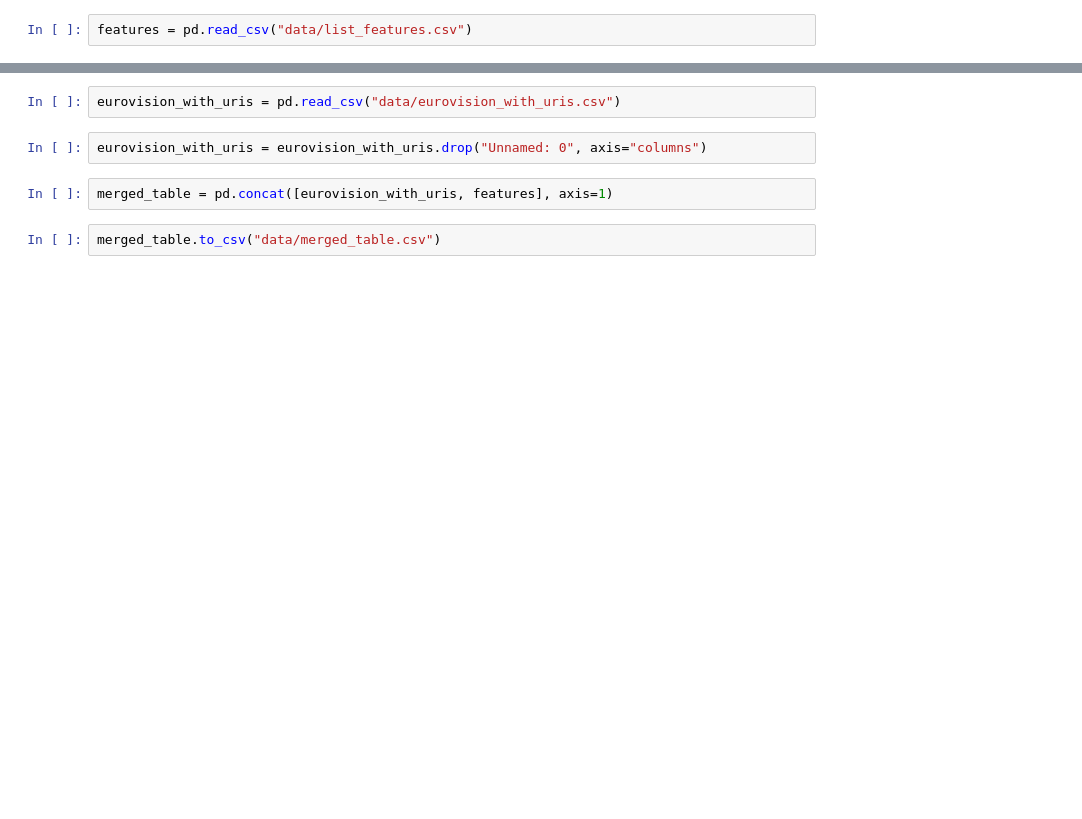
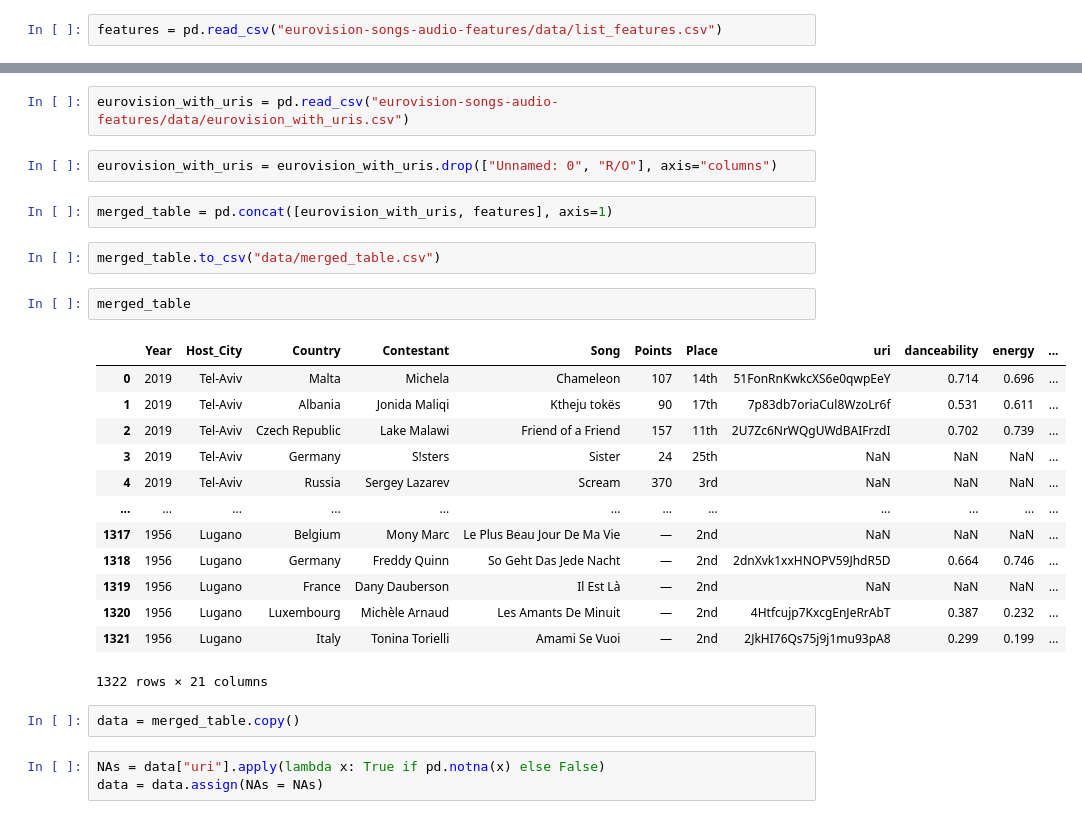
Before and after one commit to robertbozsik/eurovision-songs-audio-features, a Jupyter notebook: 4_Merging_the_data.ipynb, the cells around one changed output, grey strips where cells are left out. Saved outputs shown, nothing was run; the diff lists cells and outputs as text; blank space fills up the shorter version.

Commit message:
Added data analysis in notebook 4 and the plot used in the presentation

```diff
--- a/4_Merging_the_data.ipynb
+++ b/4_Merging_the_data.ipynb
@@ -3,12 +7,33 @@ import pandas as pd
 # %%
-features = pd.read_csv("data/list_features.csv")
+features = pd.read_csv("eurovision-songs-audio-features/data/list_features.csv")
 # %%
 features = features.drop(["Unnamed: 0", "type", "id", "uri", "track_href", "analysis_url"], axis="columns")
 # %%
-eurovision_with_uris = pd.read_csv("data/eurovision_with_uris.csv")
+eurovision_with_uris = pd.read_csv("eurovision-songs-audio-features/data/eurovision_with_uris.csv")
 # %%
-eurovision_with_uris = eurovision_with_uris.drop("Unnamed: 0", axis="columns")
+eurovision_with_uris = eurovision_with_uris.drop(["Unnamed: 0", "R/O"], axis="columns")
 # %%
 merged_table = pd.concat([eurovision_with_uris, features], axis=1)
 # %%
 merged_table.to_csv("data/merged_table.csv")
+# %%
+merged_table
+# %% [output]
+|  | Year | Host_City | Country | Contestant | Song | Points | Place | uri | danceability | energy | ... |
+| 0 | 2019 | Tel-Aviv | Malta | Michela | Chameleon | 107 | 14th | 51FonRnKwkcXS6e0qwpEeY | 0.714 | 0.696 | ... |
+| 1 | 2019 | Tel-Aviv | Albania | Jonida Maliqi | Ktheju tokës | 90 | 17th | 7p83db7oriaCul8WzoLr6f | 0.531 | 0.611 | ... |
+| 2 | 2019 | Tel-Aviv | Czech Republic | Lake Malawi | Friend of a Friend | 157 | 11th | 2U7Zc6NrWQgUWdBAIFrzdI | 0.702 | 0.739 | ... |
+| 3 | 2019 | Tel-Aviv | Germany | S!sters | Sister | 24 | 25th | NaN | NaN | NaN | ... |
+| 4 | 2019 | Tel-Aviv | Russia | Sergey Lazarev | Scream | 370 | 3rd | NaN | NaN | NaN | ... |
+| ... | ... | ... | ... | ... | ... | ... | ... | ... | ... | ... | ... |
+| 1317 | 1956 | Lugano | Belgium | Mony Marc | Le Plus Beau Jour De Ma Vie | — | 2nd | NaN | NaN | NaN | ... |
+| 1318 | 1956 | Lugano | Germany | Freddy Quinn | So Geht Das Jede Nacht | — | 2nd | 2dnXvk1xxHNOPV59JhdR5D | 0.664 | 0.746 | ... |
+| 1319 | 1956 | Lugano | France | Dany Dauberson | Il Est Là | — | 2nd | NaN | NaN | NaN | ... |
+| 1320 | 1956 | Lugano | Luxembourg | Michèle Arnaud | Les Amants De Minuit | — | 2nd | 4Htfcujp7KxcgEnJeRrAbT | 0.387 | 0.232 | ... |
+| 1321 | 1956 | Lugano | Italy | Tonina Torielli | Amami Se Vuoi | — | 2nd | 2JkHI76Qs75j9j1mu93pA8 | 0.299 | 0.199 | ... |
+1322 rows × 21 columns
+# %%
+data = merged_table.copy()
+# %%
+NAs = data["uri"].apply(lambda x: True if pd.notna(x) else False)
+data = data.assign(NAs = NAs)
```
Also changed, not shown: parts of 30 cells of this notebook, 1 other file.
